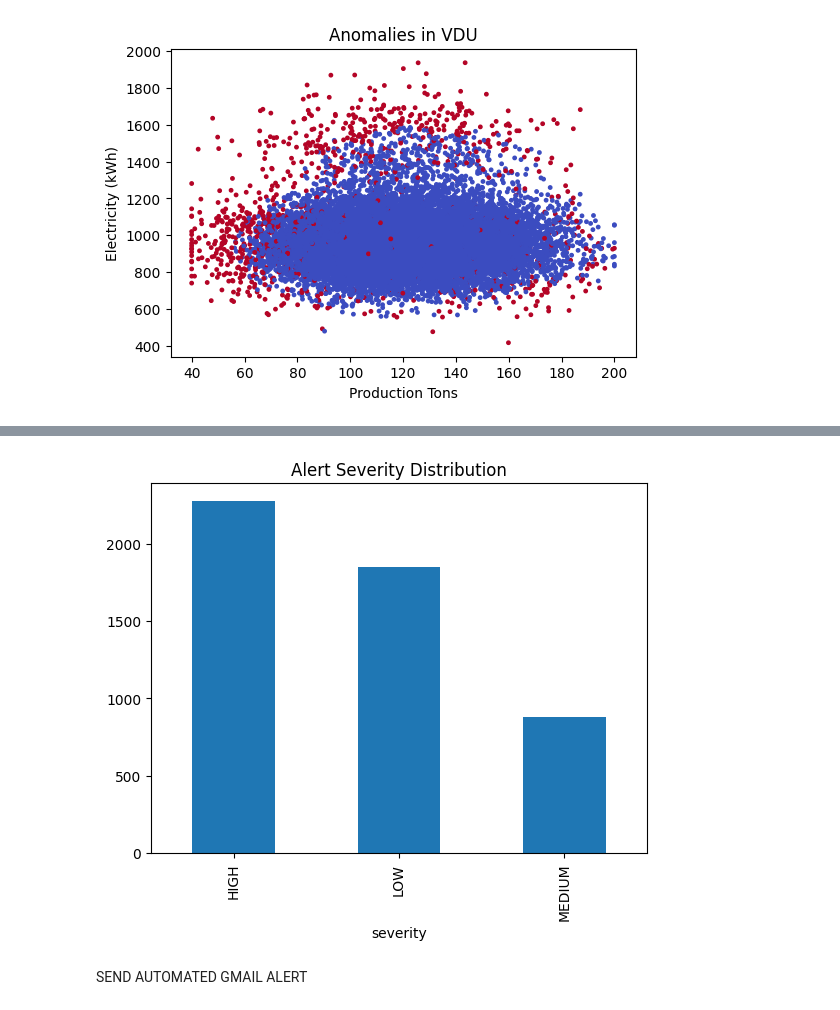
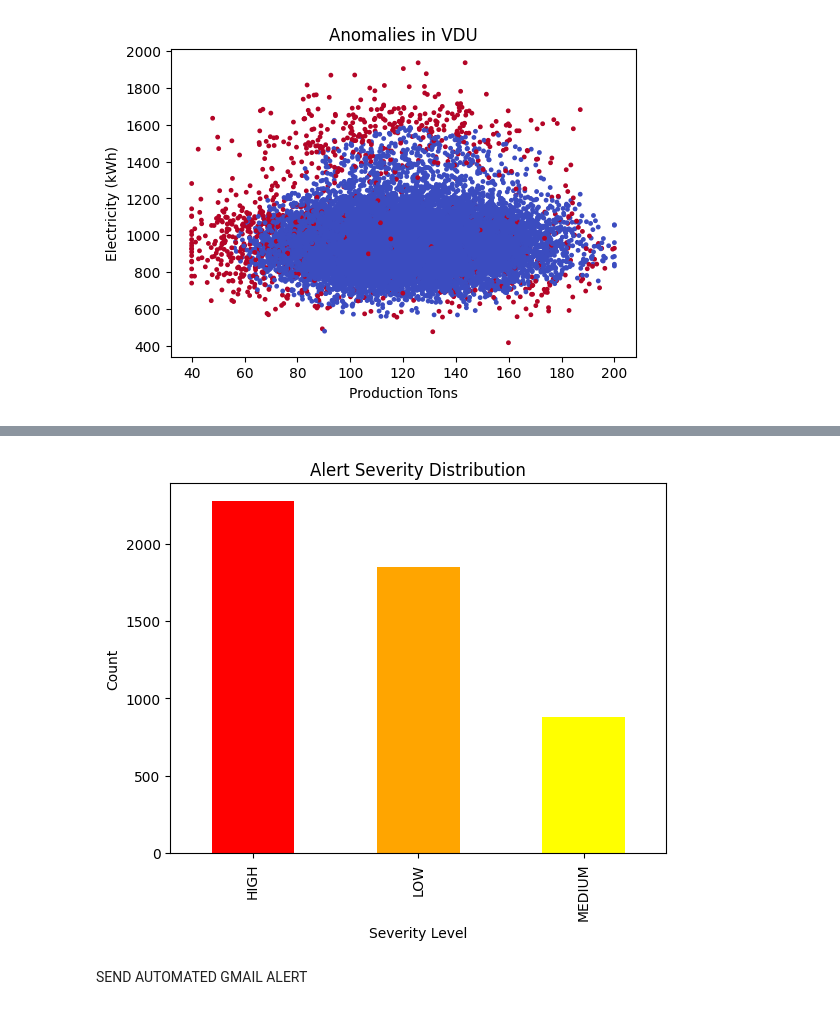
Before and after one commit to Dharamchandpatle/Refinery-AIML, a Jupyter notebook: IOCL_AnamolyDetectionAutomation.ipynb, the cells around one changed output, grey strips where cells are left out. Cells and saved outputs as stored; diff of their text form; code cells hidden in the pictures.

```diff
--- a/IOCL_AnamolyDetectionAutomation.ipynb
+++ b/IOCL_AnamolyDetectionAutomation.ipynb
@@ -102,3 +112,6 @@ for unit, unit_df in unit_dfs.items():
 [figure]
 [figure]
 [figure]
+# %%
+for unit, unit_df in unit_dfs.items():
+    print(unit, unit_df.columns)
@@ -105,8 +134,7 @@ for unit, unit_df in unit_dfs.items():
 # %%
-# SEVERITY CALCULATION
 SEC_mean = df["SEC"].mean()
 
-def severity(sec):
+def calculate_severity(sec):
     if sec > 1.5 * SEC_mean:
         return "HIGH"
     elif sec > 1.2 * SEC_mean:
@@ -114,24 +142,34 @@ def severity(sec):
     else:
         return "LOW"
 # %%
+# Apply severity unit-wise
+
+
 for unit, unit_df in unit_dfs.items():
     unit_df["severity"] = np.where(
         unit_df["anomaly"] == 1,
-        unit_df["SEC"].apply(severity),
+        unit_df["SEC"].apply(calculate_severity),
         "NORMAL"
     )
     unit_dfs[unit] = unit_df
+# %%
+# MERGE ALL UNITS (ALERTS DATAFRAME)
+alerts_df = pd.concat(unit_dfs.values(), ignore_index=True)
+alerts_df = alerts_df[alerts_df["anomaly"] == 1]
 # %%
 # SEVERITY DISTRIBUTION
-alerts_df = pd.concat(unit_dfs.values())
-alerts_df = alerts_df[alerts_df["anomaly"] == 1]
+# SEVERITY DISTRIBUTION PLOT 📊
 
 alerts_df["severity"].value_counts().plot(
-    kind="bar", title="Alert Severity Distribution"
+    kind="bar",
+    title="Alert Severity Distribution",
+    color=["red", "orange", "yellow"]
 )
+plt.xlabel("Severity Level")
+plt.ylabel("Count")
 plt.show()
 # %% [output]
-[figure, old version]
+[figure, new version]
 # %% [markdown]
 SEND AUTOMATED GMAIL ALERT
 # %%
```
Also changed, not shown: parts of 7 cells of this notebook.
